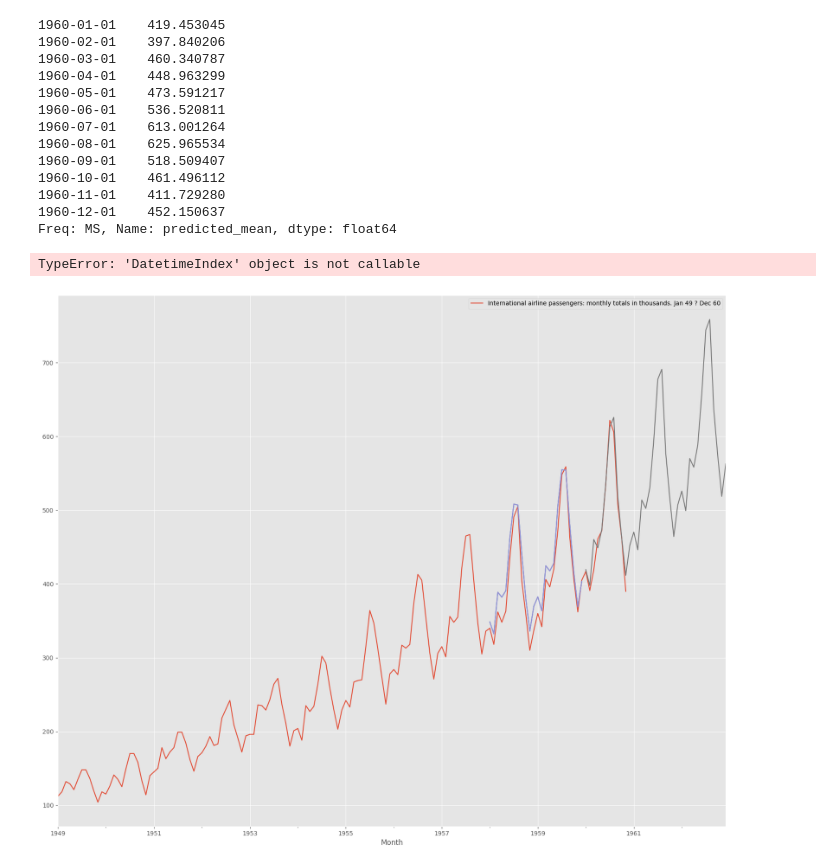
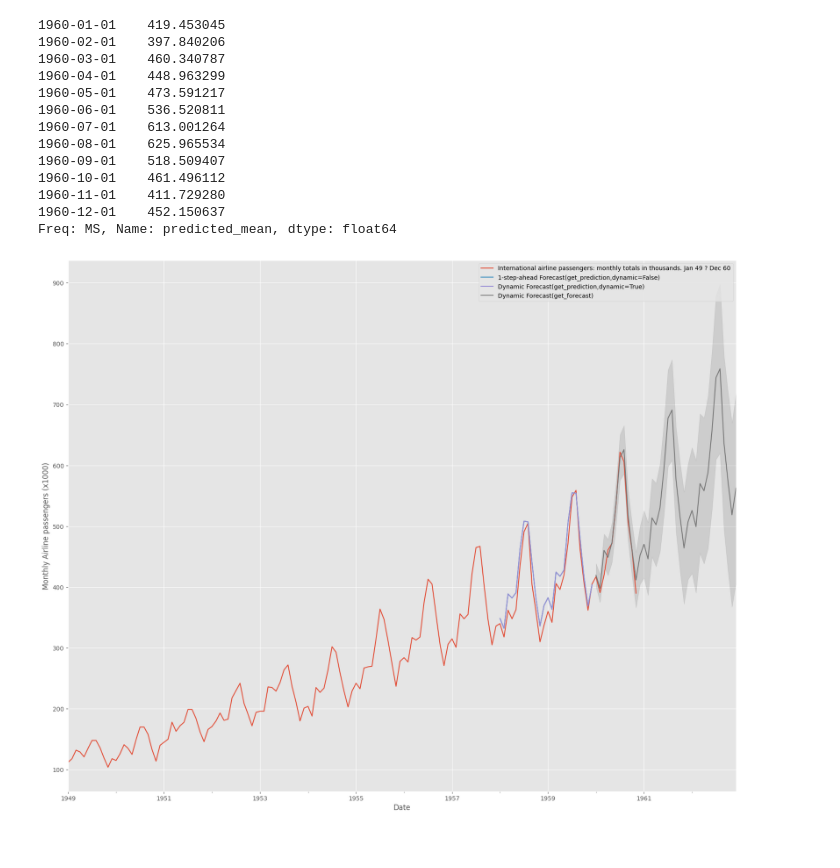
Before and after one commit to rstar24/Crop_Prediction, a Jupyter notebook: notebooks/arima.ipynb, the cells around one changed output. Saved outputs shown, nothing was run; the diff lists cells and outputs as text; code cells hidden in the pictures.

```diff
--- a/notebooks/arima.ipynb
+++ b/notebooks/arima.ipynb
@@ -127,13 +127,12 @@ Freq: MS, Name: predicted_mean, dtype: float64
 # %%
 ax = data.plot(figsize=(20,16))
 pred0.predicted_mean.plot(ax=ax,label='1-step-ahead Forecast(get_prediction,dynamic=False)')
 pred1.predicted_mean.plot(ax=ax,label='Dynamic Forecast(get_prediction,dynamic=True)')
 pred2.predicted_mean.plot(ax=ax,label='Dynamic Forecast(get_forecast)')
-ax.fill_between(pred2_ci.index().values,pred2_ci.iloc[:,0],pred2_ci[:,1],color='k',alpha=.1)
+ax.fill_between(pred2_ci.index.values,pred2_ci.iloc[:,0],pred2_ci.iloc[:,1],color='k',alpha=.1)
 plt.ylabel("Monthly Airline passengers (x1000)")
 plt.xlabel("Date")
 plt.legend()
 plt.show()
 # %% [output]
-TypeError: 'DatetimeIndex' object is not callable
-[figure, old version]
+[figure, new version]
```
